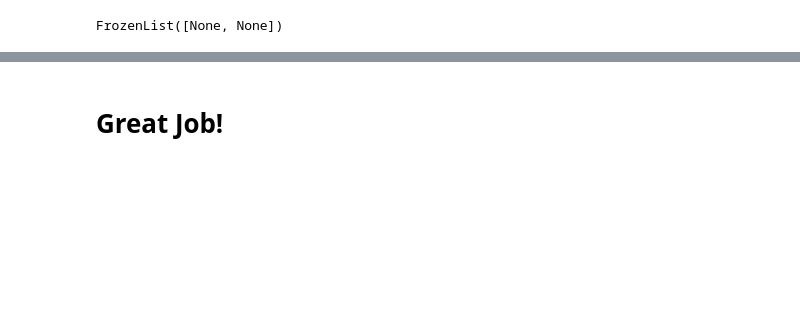
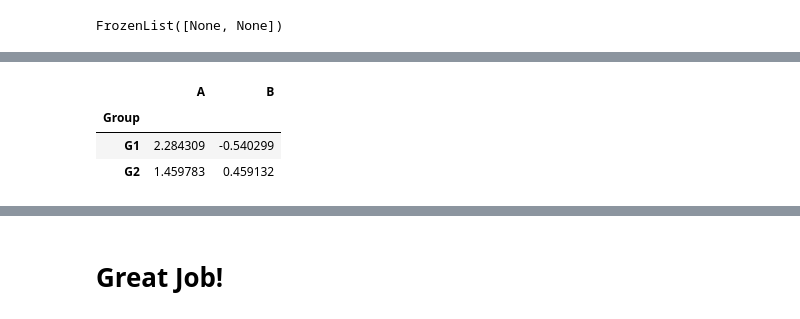
Before and after one commit to LuisReyes98/udemy-machine-learning, a Jupyter notebook: 03-Python-for-Data-Analysis-Pandas/03-DataFrames.ipynb, the cells around one changed output, grey strips where cells are left out. Cells and saved outputs as stored; diff of their text form; code cells hidden in the pictures; blank space fills up the shorter version.

```diff
--- a/03-Python-for-Data-Analysis-Pandas/03-DataFrames.ipynb
+++ b/03-Python-for-Data-Analysis-Pandas/03-DataFrames.ipynb
@@ -372,3 +396,11 @@ df
+# %%
+# we access all the rows with index 1 , in the name index of Num
+df.xs(1,level='Num')
+# %% [output]
+|  | A | B |
+| Group |  |  |
+| G1 | 2.284309 | -0.540299 |
+| G2 | 1.459783 | 0.459132 |
 # %%
 df.xs('G1')
 # %% [output]
```
Also changed, not shown: parts of 13 cells of this notebook.
